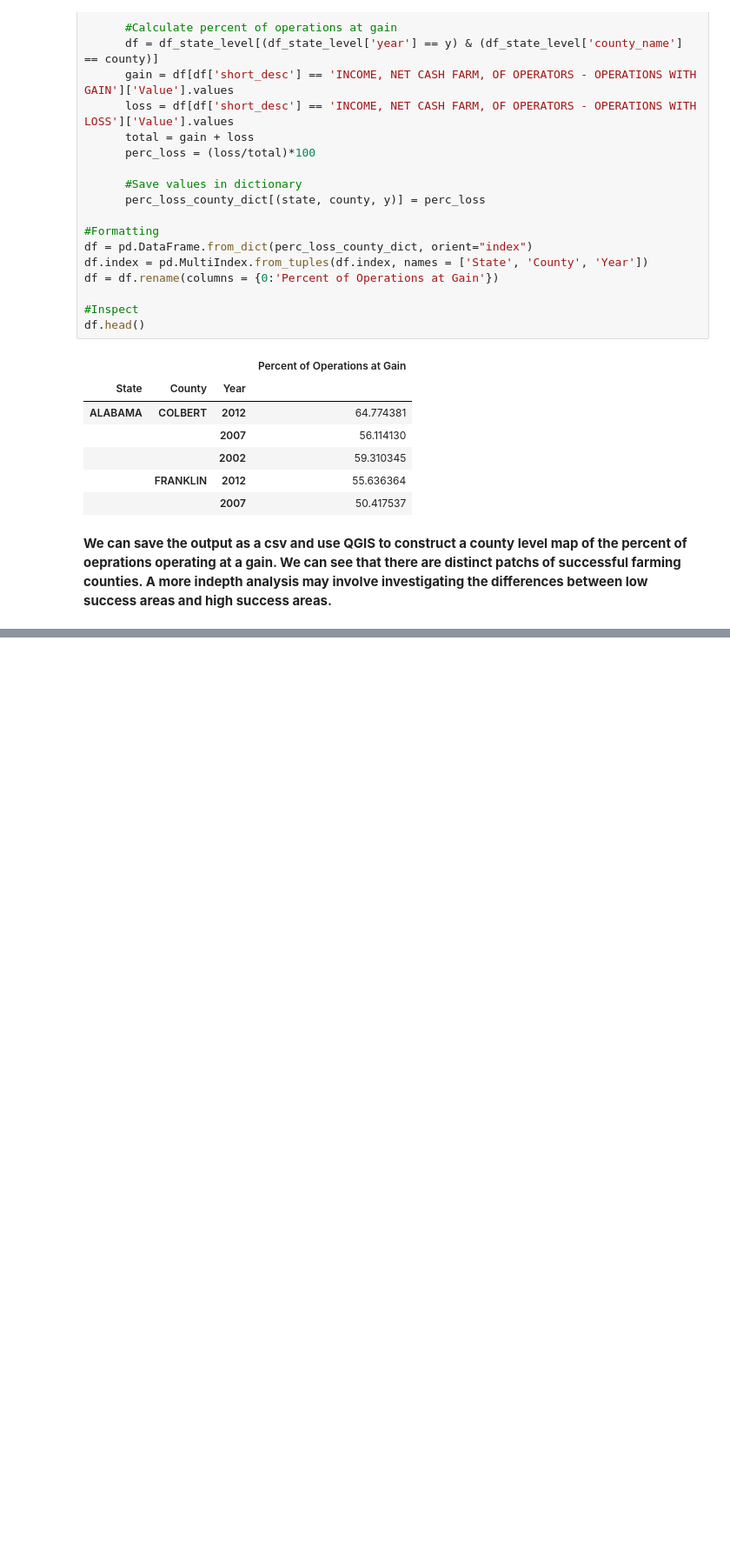
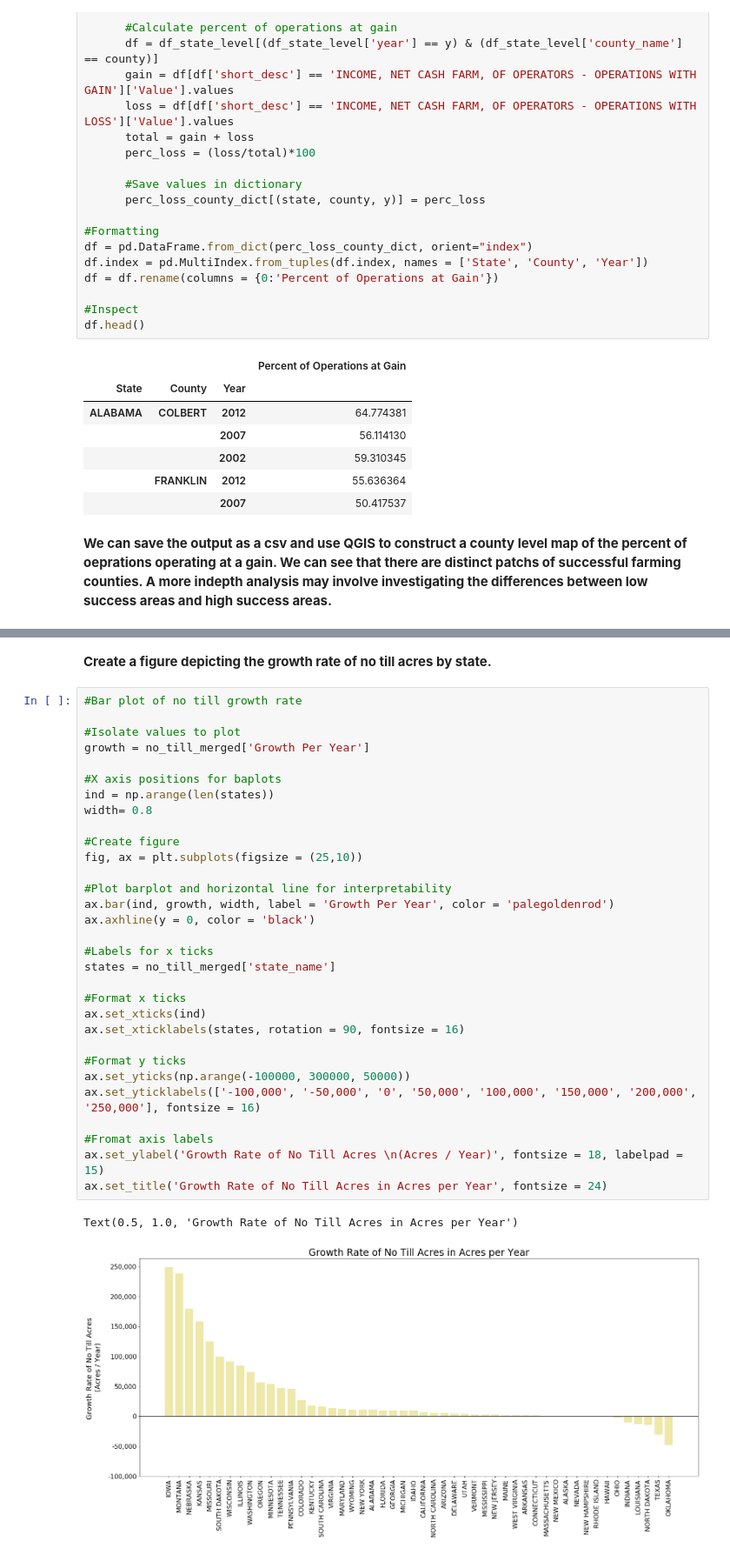
Before and after one commit to christopher-reed/Farm-Economic-Resilience, a Jupyter notebook: USDA_Ag_Census_Analysis.ipynb, the cells around one changed output, grey strips where cells are left out. Shown at 87% size. Cells and saved outputs as stored; diff of their text form; blank space fills up the shorter version.

```diff
--- a/USDA_Ag_Census_Analysis.ipynb
+++ b/USDA_Ag_Census_Analysis.ipynb
@@ -1043,0 +1228,36 @@ df.head()
+# %% [markdown]
+**Create a figure depicting the growth rate of no till acres by state.**
+# %%
+#Bar plot of no till growth rate
+
+#Isolate values to plot
+growth = no_till_merged['Growth Per Year']
+
+#X axis positions for baplots
+ind = np.arange(len(states))
+width= 0.8
+
+#Create figure
+fig, ax = plt.subplots(figsize = (25,10))
+
+#Plot barplot and horizontal line for interpretability
+ax.bar(ind, growth, width, label = 'Growth Per Year', color = 'palegoldenrod')
+ax.axhline(y = 0, color = 'black')
+
+#Labels for x ticks
+states = no_till_merged['state_name']
+
+#Format x ticks
+ax.set_xticks(ind)
+ax.set_xticklabels(states, rotation = 90, fontsize = 16)
+
+#Format y ticks
+ax.set_yticks(np.arange(-100000, 300000, 50000))
+ax.set_yticklabels(['-100,000', '-50,000', '0', '50,000', '100,000', '150,000', '200,000', '250,000'], fontsize = 16)
+
+#Fromat axis labels
+ax.set_ylabel('Growth Rate of No Till Acres \n(Acres / Year)', fontsize = 18, labelpad = 15)
+ax.set_title('Growth Rate of No Till Acres in Acres per Year', fontsize = 24)
+# %% [output]
+Text(0.5, 1.0, 'Growth Rate of No Till Acres in Acres per Year')
+[figure, added]
```
Also changed, not shown: parts of 34 cells of this notebook.
